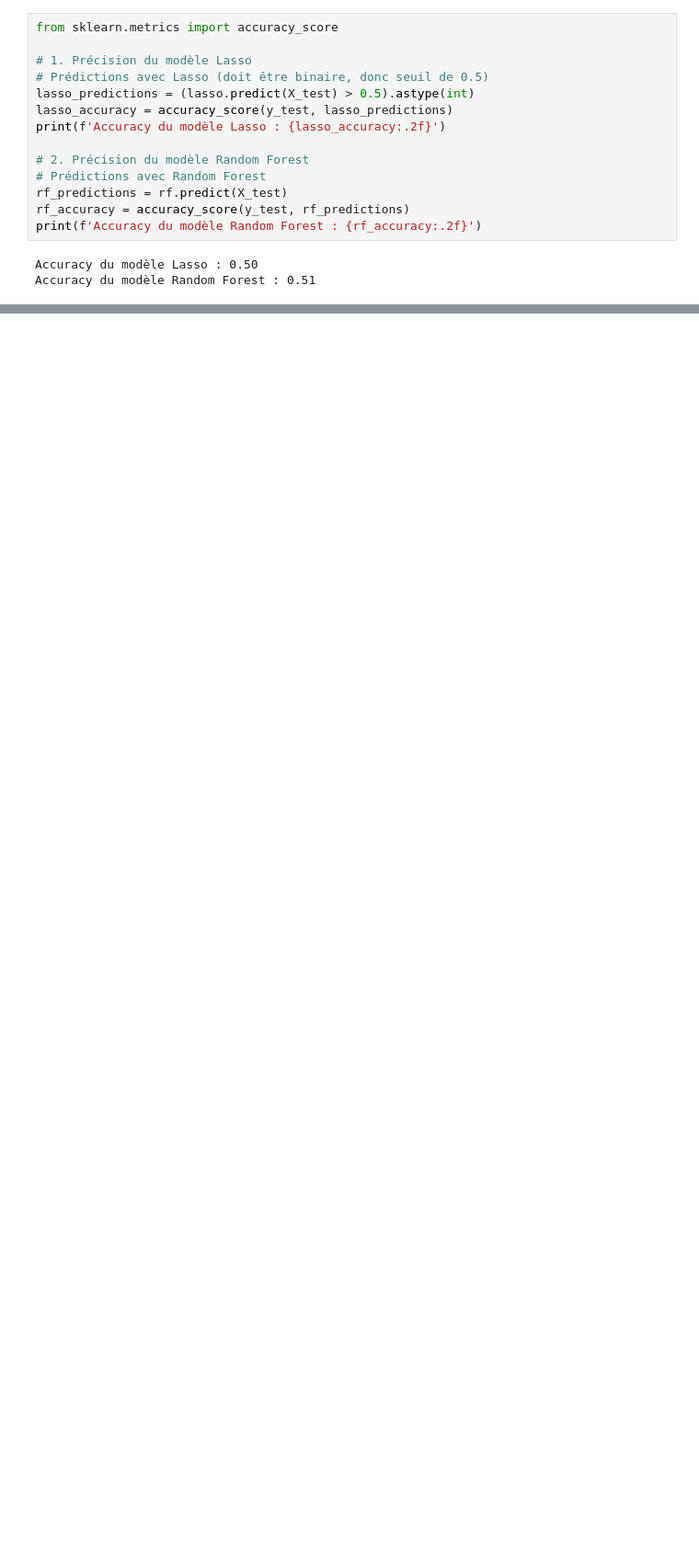
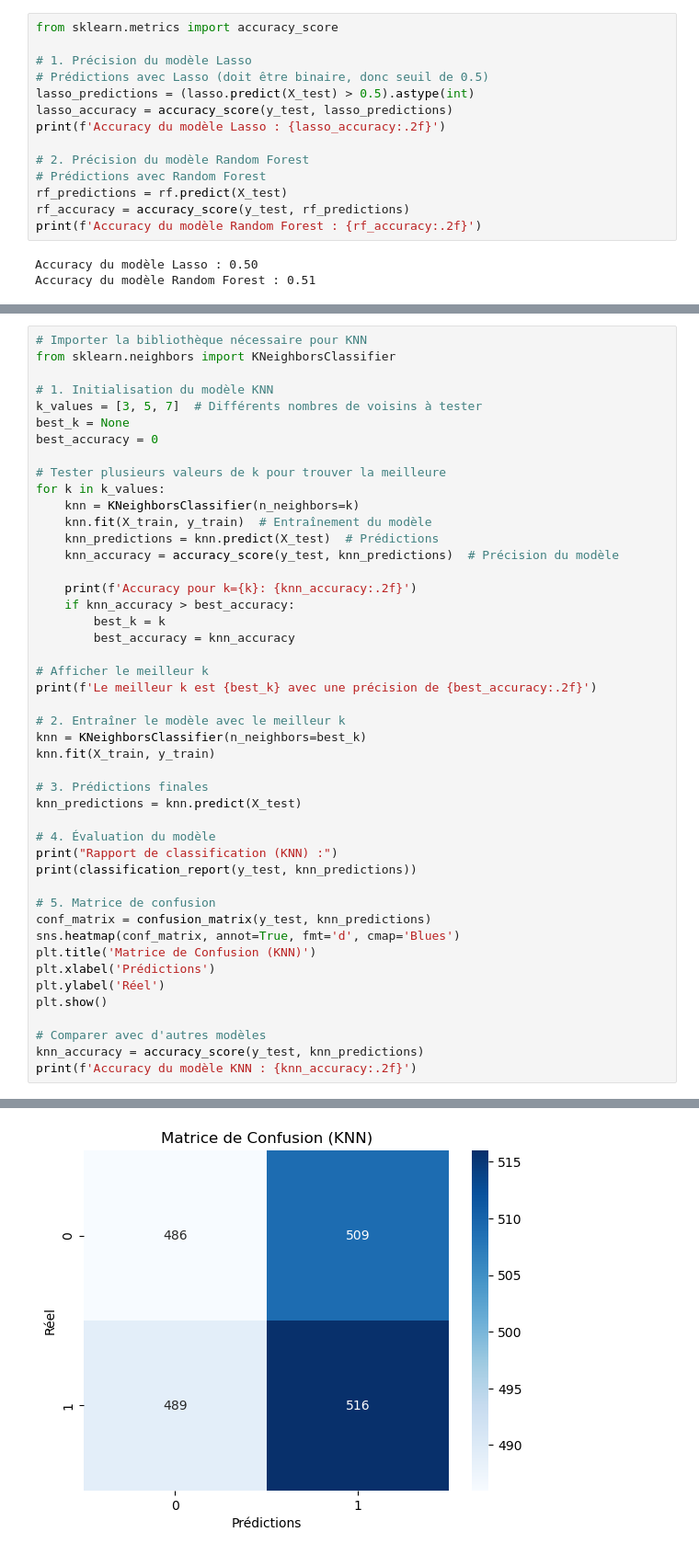
Before and after one commit to latifadidialaoui/PROJET-DATA-MINING, a Jupyter notebook: Data_Mining.ipynb, the cells around one changed output, grey strips where cells are left out. Shown at 92% size. Drawn from its saved outputs; the diff is of its cells as text; blank space fills up the shorter version.

```diff
--- a/Data_Mining.ipynb
+++ b/Data_Mining.ipynb
@@ -347,0 +350,47 @@ Accuracy du modèle Random Forest : 0.51
+# %%
+# Importer la bibliothèque nécessaire pour KNN
+from sklearn.neighbors import KNeighborsClassifier
+
+# 1. Initialisation du modèle KNN
+k_values = [3, 5, 7]  # Différents nombres de voisins à tester
+best_k = None
+best_accuracy = 0
+
+# Tester plusieurs valeurs de k pour trouver la meilleure
+for k in k_values:
+    knn = KNeighborsClassifier(n_neighbors=k)
+    knn.fit(X_train, y_train)  # Entraînement du modèle
+    knn_predictions = knn.predict(X_test)  # Prédictions
+    knn_accuracy = accuracy_score(y_test, knn_predictions)  # Précision du modèle
+
+    print(f'Accuracy pour k={k}: {knn_accuracy:.2f}')
+    if knn_accuracy > best_accuracy:
+        best_k = k
+        best_accuracy = knn_accuracy
+
+# Afficher le meilleur k
+print(f'Le meilleur k est {best_k} avec une précision de {best_accuracy:.2f}')
+
+# 2. Entraîner le modèle avec le meilleur k
+knn = KNeighborsClassifier(n_neighbors=best_k)
+knn.fit(X_train, y_train)
+
+# 3. Prédictions finales
+knn_predictions = knn.predict(X_test)
+
+# 4. Évaluation du modèle
+print("Rapport de classification (KNN) :")
+print(classification_report(y_test, knn_predictions))
+
+# 5. Matrice de confusion
+conf_matrix = confusion_matrix(y_test, knn_predictions)
+sns.heatmap(conf_matrix, annot=True, fmt='d', cmap='Blues')
+plt.title('Matrice de Confusion (KNN)')
+plt.xlabel('Prédictions')
+plt.ylabel('Réel')
+plt.show()
+
+# Comparer avec d'autres modèles
+knn_accuracy = accuracy_score(y_test, knn_predictions)
+print(f'Accuracy du modèle KNN : {knn_accuracy:.2f}')
+# %% [output]
@@ -347,0 +410 @@ Accuracy du modèle Random Forest : 0.51
+[figure, added]
```
Also changed, not shown: parts of 7 cells of this notebook.
